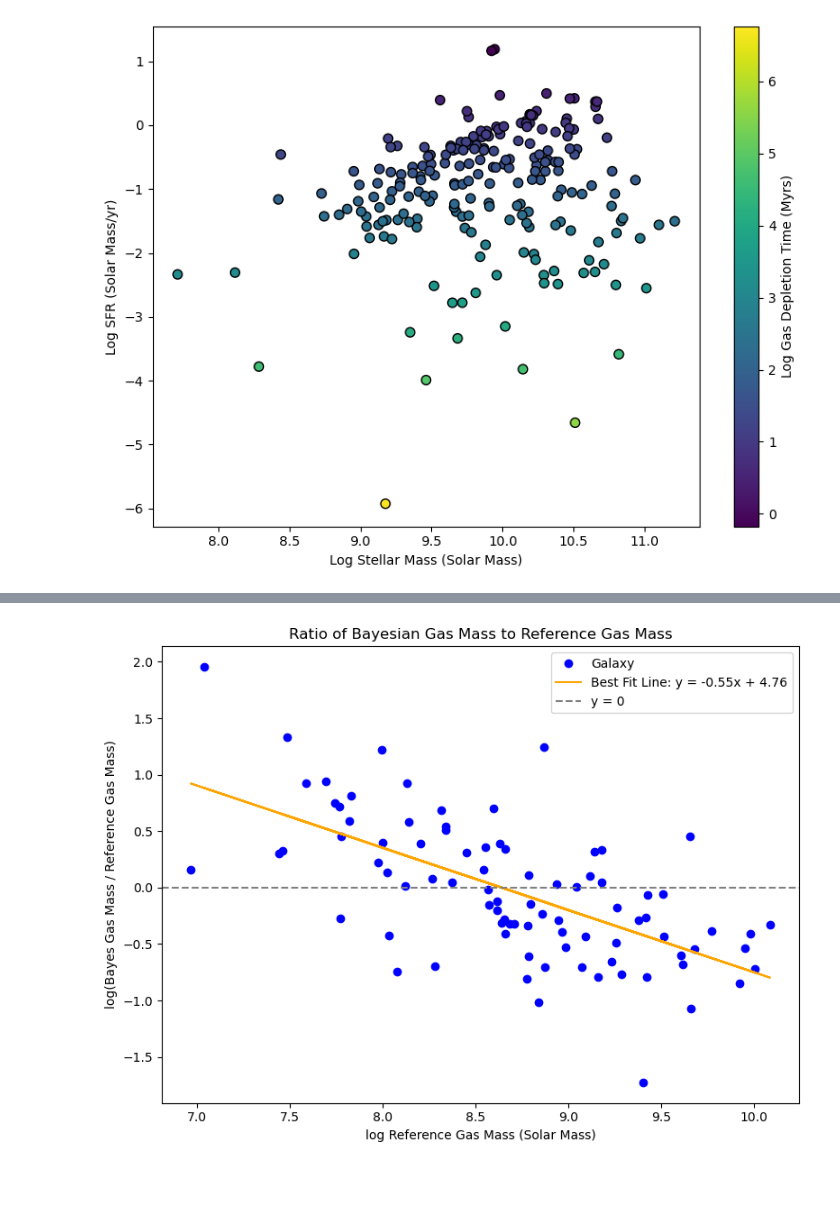
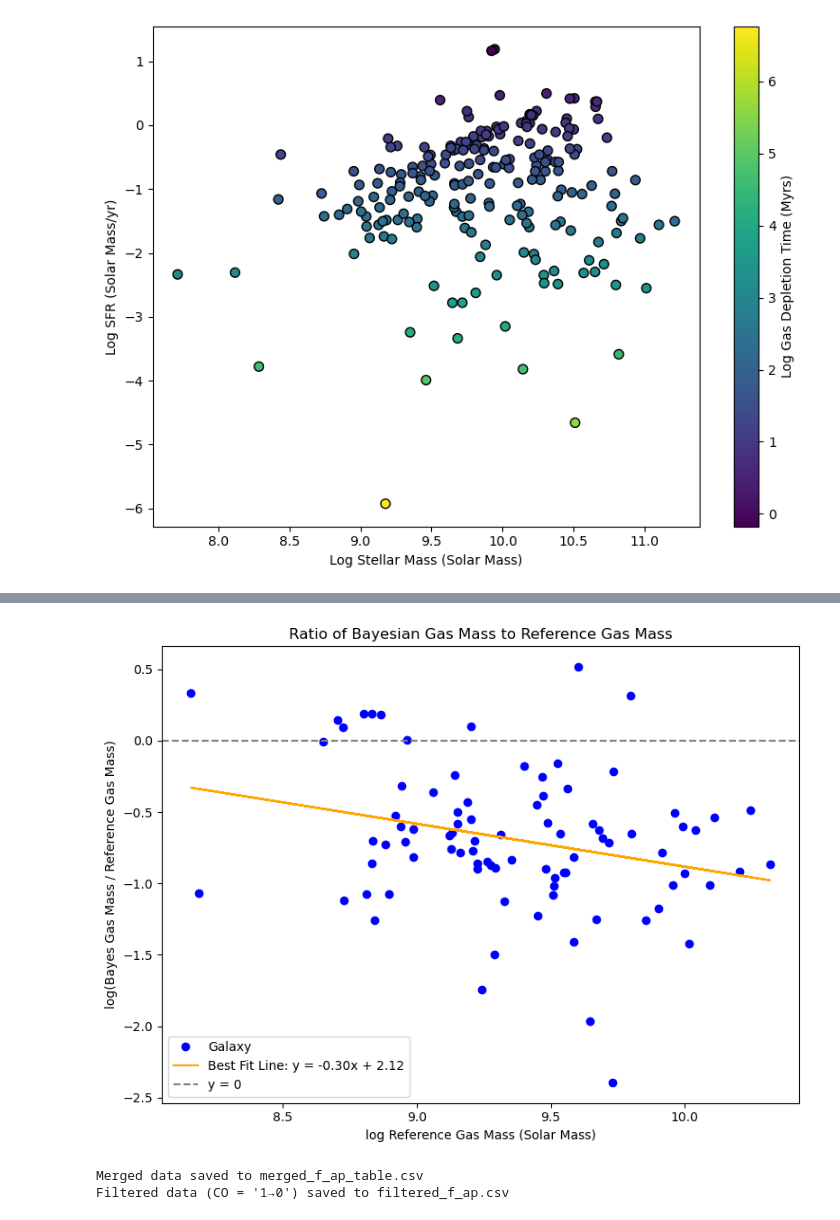
Before and after one commit to Colouss/cigale_analysis, a Jupyter notebook: gas mass extraction.ipynb, the cells around one changed output, grey strips where cells are left out. Cells and saved outputs as stored; diff of their text form; code cells hidden in the pictures; blank space fills up the shorter version.

```diff
--- a/gas mass extraction.ipynb
+++ b/gas mass extraction.ipynb
@@ -777,7 +712,7 @@ df2 = pd.read_csv(second_csv_file)
 merged_df = pd.merge(df1, df2, left_on='VFID', right_on='id')
 
 # Extract necessary columns for calculations
-Mgas = merged_df['MH2']  # Reference gas mass
+Mgas = merged_df['Mgas']  # Reference gas mass
 bayes_gas_mass = merged_df['log(bayes.gas.mass)']  # Bayesian gas mass in log space
 
 # Filter out invalid entries
@@ -788,31 +723,72 @@ log_reference_gas_mass = (Mgas[valid_mask])
 log_mass_ratio = bayes_gas_mass[valid_mask] - log_reference_gas_mass
 
 # Perform linear regression
 slope, intercept, _, _, _ = linregress(log_reference_gas_mass, log_mass_ratio)
 
 # Plotting
 plt.figure(figsize=(8, 6))
 
 # Plot log(Bayes Gas Mass / Reference Gas Mass) vs log(Reference Gas Mass)
 plt.plot(log_reference_gas_mass, log_mass_ratio, 'o', color='blue', label='Galaxy')
 plt.plot(
     log_reference_gas_mass,
     slope * log_reference_gas_mass + intercept,
     color='orange',
     linestyle='-',
     label=f'Best Fit Line: y = {slope:.2f}x + {intercept:.2f}'
 )
 plt.axhline(0, color='gray', linestyle='--', label='y = 0')
 
 # Label axes and title
 plt.xlabel('log Reference Gas Mass (Solar Mass)')
 plt.ylabel('log(Bayes Gas Mass / Reference Gas Mass)')
 plt.title('Ratio of Bayesian Gas Mass to Reference Gas Mass')
 plt.legend()
 
 # Adjust layout, save, and display
 plt.tight_layout()
 plt.savefig('bayes_mass_ratio_vs_reference_mass.png', dpi=300, bbox_inches='tight')
 plt.show()
 # %% [output]
-[figure, old version]
+[figure, new version]
+# %%
+#merging the 2 tables
+# Load the CSV files
+csv1 = 'table3.csv'  # Replace with actual file name
+csv2 = 'table4.csv'  # Replace with actual file name
+df1 = pd.read_csv(csv1)
+df2 = pd.read_csv(csv2)
+
+# Rename columns to have a common name for merging
+if 'CO_trans' in df1.columns:
+    df1.rename(columns={'CO_trans': 'CO'}, inplace=True)
+if 'COtrans' in df2.columns:
+    df2.rename(columns={'COtrans': 'CO'}, inplace=True)
+
+# Add a column to indicate source file
+df1['Source'] = 'table3'
+df2['Source'] = 'table4'
+
+# Select only the relevant columns
+df1_selected = df1[['Galaxy', 'fap', 'CO', 'Source', 'log(MH2)']]
+df2_selected = df2[['Galaxy', 'fap', 'CO', 'Source', 'log(MH2)']]
+
+# Concatenate the two datasets
+merged_df = pd.concat([df1_selected, df2_selected])
+
+# Save the full merged file
+merged_csv = 'merged_f_ap_table.csv'
+merged_df.to_csv(merged_csv, index=False)
+
+# Filter only rows where CO == "1→0"
+filtered_df = merged_df[merged_df['CO'] == "1-->0"]
+
+# Save the filtered file
+filtered_csv = 'filtered_f_ap.csv'
+filtered_df.to_csv(filtered_csv, index=False)
+
+print(f"Merged data saved to {merged_csv}")
+print(f"Filtered data (CO = '1→0') saved to {filtered_csv}")
+# %% [output]
+Merged data saved to merged_f_ap_table.csv
+Filtered data (CO = '1→0') saved to filtered_f_ap.csv
```
Also changed, not shown: parts of 10 cells of this notebook.
